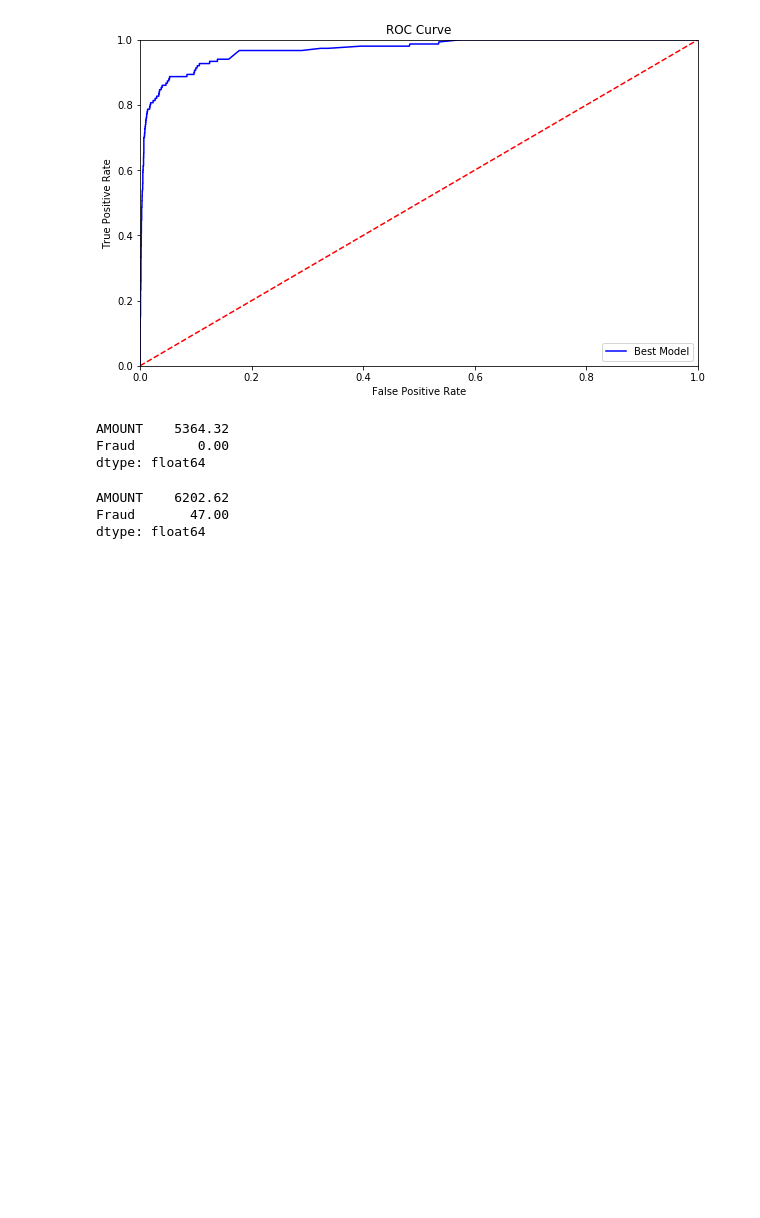
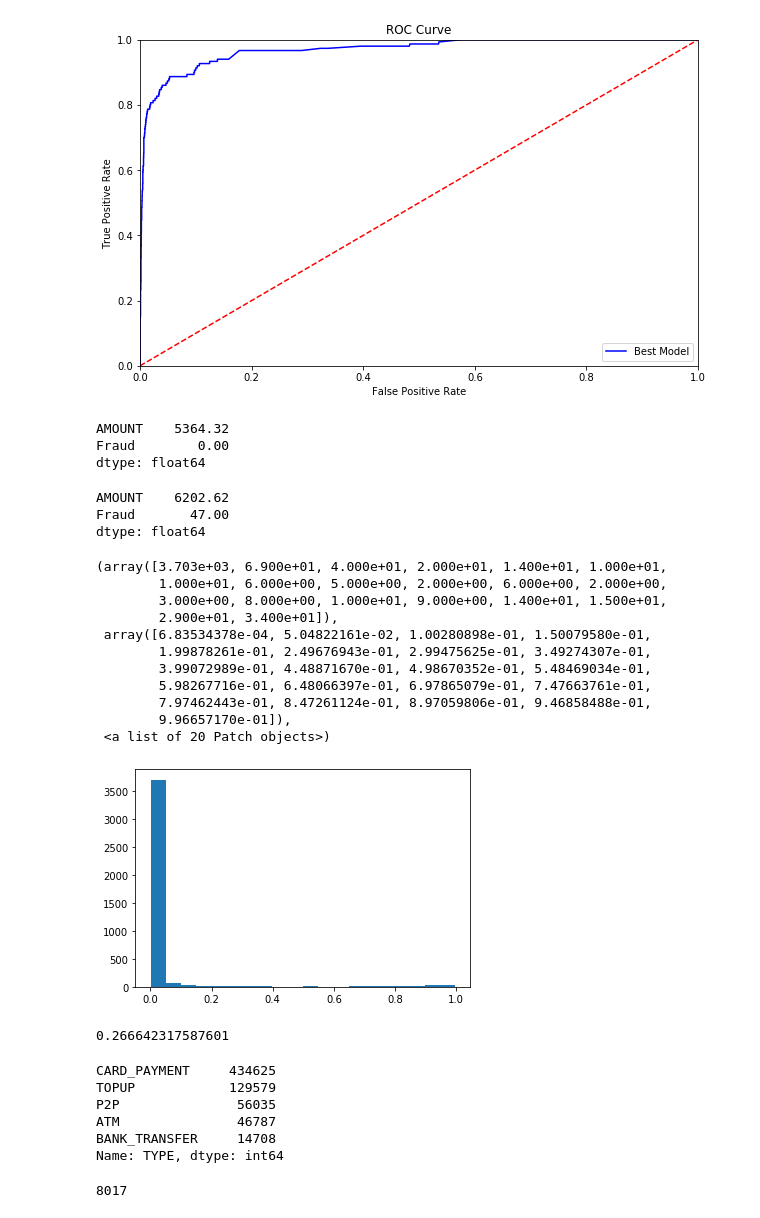
Before and after one commit to chaoskane1314/Detect-Fraud-Financial-Transactions, a Jupyter notebook: src/fraud.ipynb, the cells around one changed output. Drawn from its saved outputs; the diff is of its cells as text; code cells hidden in the pictures; blank space fills up the shorter version.

```diff
--- a/src/fraud.ipynb
+++ b/src/fraud.ipynb
@@ -592,3 +617,37 @@ transaction[transaction.Fraud ==1].groupby("USER_ID").sum().mean().round(2)
 AMOUNT    6202.62
 Fraud       47.00
 dtype: float64
+# %%
+a= pd.DataFrame(gb.predict_proba(X_test),columns=["Not Fraud","Fraud"])
+# %%
+plt.hist(a.Fraud,bins =20)
+# %% [output]
+(array([3.703e+03, 6.900e+01, 4.000e+01, 2.000e+01, 1.400e+01, 1.000e+01,
+        1.000e+01, 6.000e+00, 5.000e+00, 2.000e+00, 6.000e+00, 2.000e+00,
+        3.000e+00, 8.000e+00, 1.000e+01, 9.000e+00, 1.400e+01, 1.500e+01,
+        2.900e+01, 3.400e+01]),
+ array([6.83534378e-04, 5.04822161e-02, 1.00280898e-01, 1.50079580e-01,
+        1.99878261e-01, 2.49676943e-01, 2.99475625e-01, 3.49274307e-01,
+        3.99072989e-01, 4.48871670e-01, 4.98670352e-01, 5.48469034e-01,
+        5.98267716e-01, 6.48066397e-01, 6.97865079e-01, 7.47663761e-01,
+        7.97462443e-01, 8.47261124e-01, 8.97059806e-01, 9.46858488e-01,
+        9.96657170e-01]),
+ <a list of 20 Patch objects>)
+[figure, added]
+# %%
+np.percentile(a.Fraud,96)
+# %% [output]
+0.266642317587601
+# %%
+transaction.TYPE.value_counts()
+# %% [output]
+CARD_PAYMENT     434625
+TOPUP            129579
+P2P               56035
+ATM               46787
+BANK_TRANSFER     14708
+Name: TYPE, dtype: int64
+# %%
+transaction.USER_ID.nunique()
+# %% [output]
+8017
```
Also changed, not shown: parts of 7 cells of this notebook, 3 other files.
